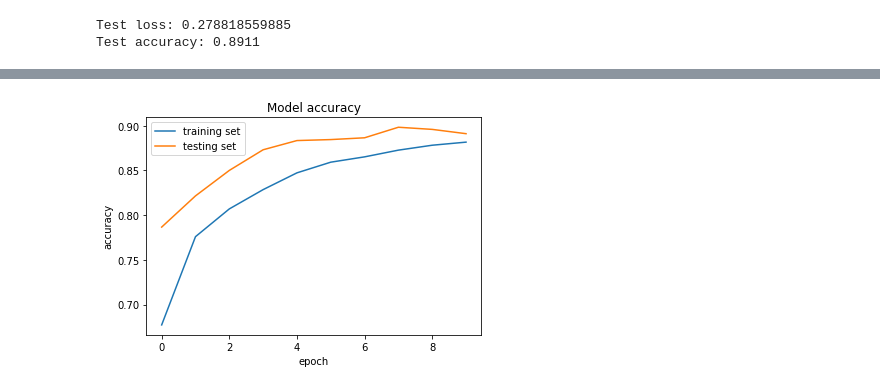
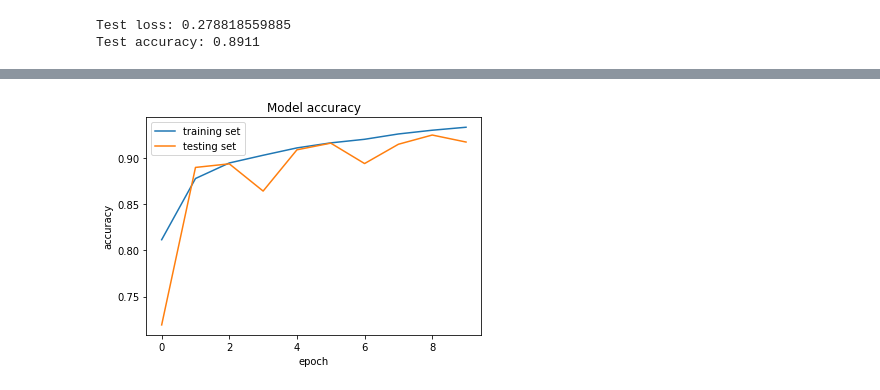
Before and after one commit to dahmd1/fashion-classification, a Jupyter notebook: fashion_classification_cnn.ipynb, the cells around one changed output, grey strips where cells are left out. Cells and saved outputs as stored; diff of their text form; code cells hidden in the pictures.

Commit message:
Batch normalization

```diff
--- a/fashion_classification_cnn.ipynb
+++ b/fashion_classification_cnn.ipynb
@@ -60,14 +61,17 @@ def create_model():
     model = Sequential()
     model.add(Conv2D(32,(5,5),activation ='relu',input_shape = shape ))
     model.add(Conv2D(32,(5,5),activation ='relu',input_shape = shape ))
+    model.add(BatchNormalization())
     model.add(MaxPooling2D(pool_size=(2, 2)))
     model.add(Dropout(0.2))
     model.add(Conv2D(64,(5,5),activation ='relu' ))
     model.add(Conv2D(64,(5,5),activation ='relu' ))
+    model.add(BatchNormalization())
     model.add(MaxPooling2D(pool_size=(2, 2)))
     model.add(Dropout(0.2))
     model.add(Flatten())
     model.add(Dense(128, activation='relu'))
+    model.add(BatchNormalization())
     model.add(Dense(number_of_classes, activation='softmax'))
     model.compile(optimizer='adam',loss='categorical_crossentropy',metrics=['accuracy'])
     return model
@@ -129,10 +105,0 @@ Epoch 10/10
-# %%
-# Training the model
-batch_size = 150
-epochs = 18
-model = create_model()
-history = model.fit(X_train, y_train,
-                    batch_size=batch_size,
-                    epochs=epochs,
-                    verbose=1,
-validation_data=(X_test, y_test))
@@ -198,17 +147,17 @@ _________________________________________________________________
 None
 # %%
 # Accuracy visualization
-training_accuracy = history2.history['acc']
-testing_accuracy = history2.history['val_acc']
+training_accuracy = history.history['acc']
+testing_accuracy = history.history['val_acc']
 plt.plot(training_accuracy)
 plt.plot(testing_accuracy)
 plt.title('Model accuracy')
 plt.legend(['training set', 'testing set'], loc='upper left')
 plt.ylabel('accuracy')
 plt.xlabel('epoch')
 plt.show()
 # %% [output]
-[figure, old version]
+[figure, new version]
 # %%
 # Loss visualization
 
```
Also changed, not shown: parts of 7 cells of this notebook.
